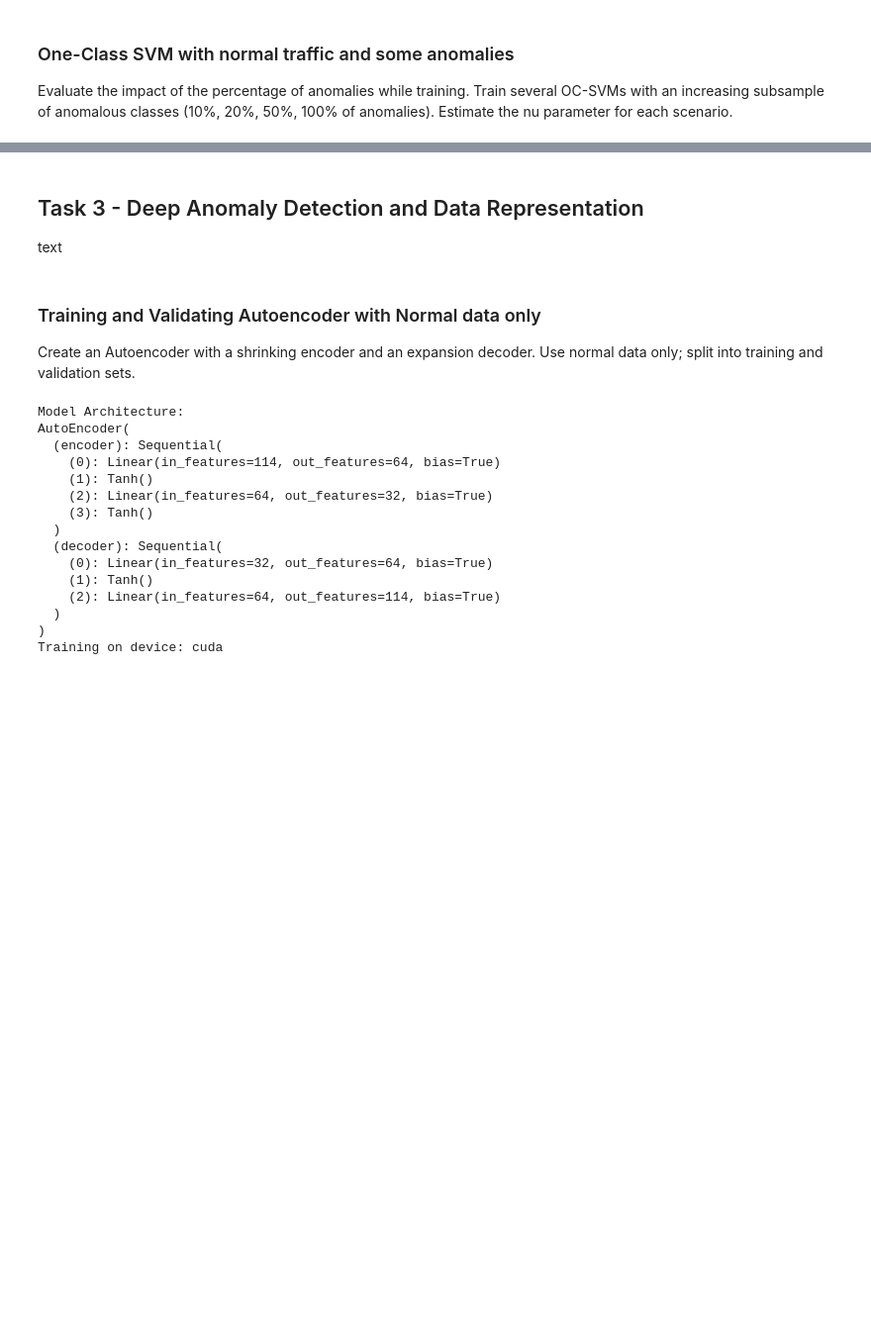
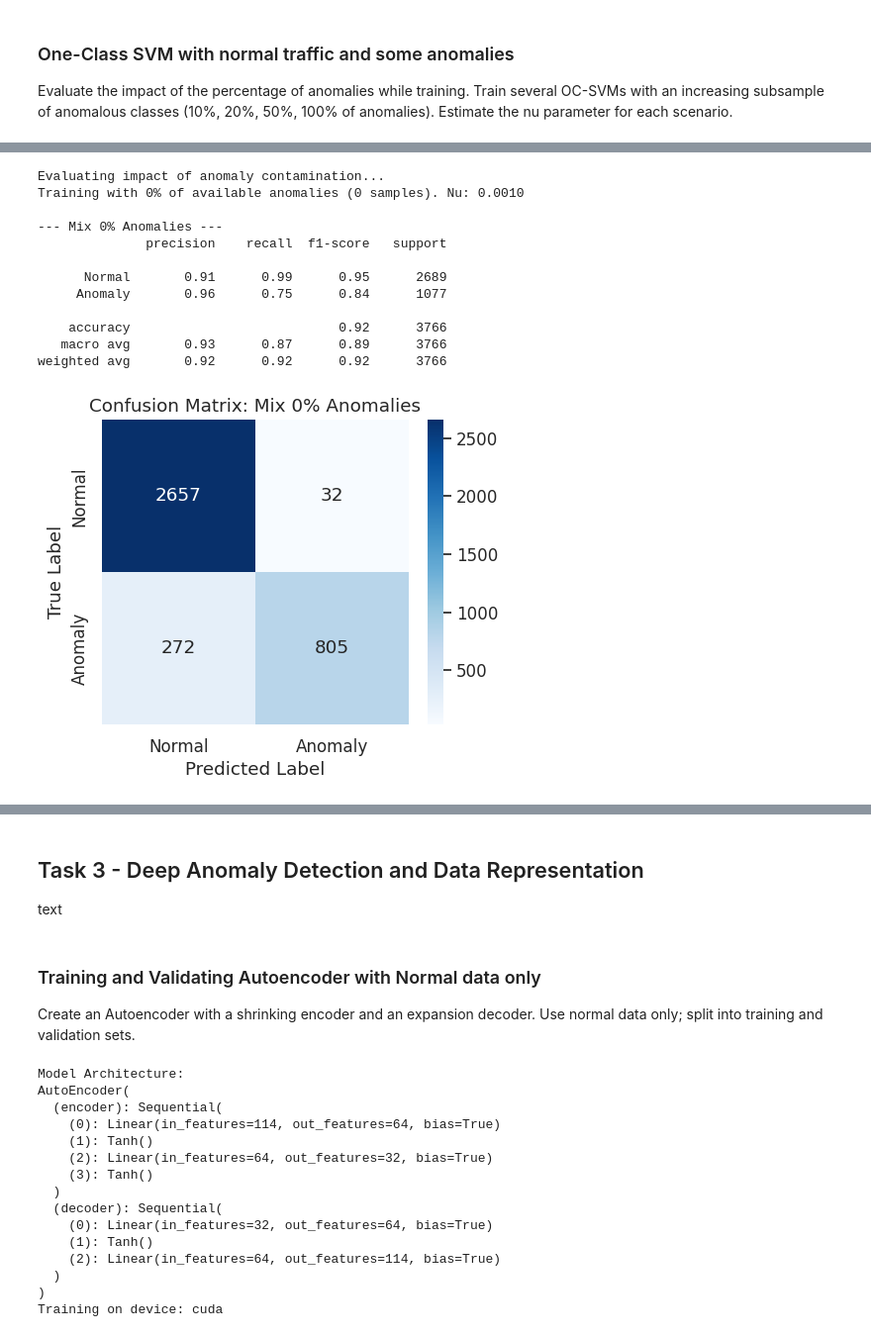
Before and after one commit to AImSecure/Laboratory3, a Jupyter notebook: lab/notebooks/Lab3_Anomaly_Detection.ipynb, the cells around one changed output, grey strips where cells are left out. Shown at 99% size. Cells and saved outputs as stored; diff of their text form; code cells hidden in the pictures; blank space fills up the shorter version.

```diff
--- a/lab/notebooks/Lab3_Anomaly_Detection.ipynb
+++ b/lab/notebooks/Lab3_Anomaly_Detection.ipynb
@@ -879,0 +893,80 @@ weighted avg       0.79      0.79      0.79     13181
+# %%
+# --- Sensitivity Analysis (Anomaly Ratios) ---
+
+# 1. Separate Normal and Anomalous Data
+X_train_normal = X_train[y_train_binary == 0]
+X_train_anom = X_train[y_train_binary == 1]
+
+# Ratios to test (Percentage of total available anomalies to verify)
+anomaly_percentages = [0.0, 0.1, 0.2, 0.5, 1.0]
+f1_scores = []
+
+# Store models for robustness check later
+models_sensitivity = {}
+
+print("Evaluating impact of anomaly contamination...")
+
+for p in anomaly_percentages:
+    # 1. Sample anomalies
+    if p == 0:
+        X_sample_anom = np.empty((0, X_train_normal.shape[1])) # Empty array with same columns
+    else:
+        # Select p% of the available anomalies
+        n_total_anomalies = X_train_anom.shape[0]
+        sample_size = int(n_total_anomalies * p)
+
+        # Ensure sample_size is at least 1 if p > 0 and there are anomalies to sample
+        # If n_total_anomalies is 0, sample_size will be 0, which is fine.
+        if sample_size == 0 and p > 0 and n_total_anomalies > 0:
+            sample_size = 1 # Sample at least one anomaly if supposed to
+
+        if sample_size > 0:
+            # Use np.random.choice to select indices, then select rows
+            np.random.seed(42) # For reproducibility of sampling
+            sampled_indices = np.random.choice(n_total_anomalies, size=sample_size, replace=False)
+            X_sample_anom = X_train_anom[sampled_indices]
+        else:
+            X_sample_anom = np.empty((0, X_train_normal.shape[1]))
+
+    # 2. Prepare Mixed Training Data
+    if X_sample_anom.shape[0] > 0:
+        # Concatenate Normal + Sampled Anomalies
+        X_train_mixed = np.vstack([X_train_normal, X_sample_anom])
+
+        # Calculate nu based on the specific mix contamination
+        current_nu = X_sample_anom.shape[0] / X_train_mixed.shape[0]
+
+        # Bounds check for nu
+        if current_nu <= 0: current_nu = 0.001
+        if current_nu > 1: current_nu = 0.99
+    else:
+        # Pure Normal data
+        X_train_mixed = X_train_normal
+        current_nu = 0.001 # Fallback small nu for pure normal
+
+    print(f"Training with {int(p*100)}% of available anomalies ({X_sample_anom.shape[0]} samples). Nu: {current_nu:.4f}")
+
+    # 3. Train Model
+    ocsvm_mixed = OneClassSVM(kernel='rbf', gamma='scale', nu=current_nu)
+    ocsvm_mixed.fit(X_train_mixed)
+
+    # Store model for later use
+    models_sensitivity[p] = ocsvm_mixed
+
+    # 4. Evaluate on Validation Set
+    _, f1_val = evaluate_model(ocsvm_mixed, X_val, y_val_binary, title=f"Mix {int(p*100)}% Anomalies")
+    f1_scores.append(f1_val)
+# %% [output]
+Evaluating impact of anomaly contamination...
+Training with 0% of available anomalies (0 samples). Nu: 0.0010
+
+--- Mix 0% Anomalies ---
+              precision    recall  f1-score   support
+
+      Normal       0.91      0.99      0.95      2689
+     Anomaly       0.96      0.75      0.84      1077
+
+    accuracy                           0.92      3766
+   macro avg       0.93      0.87      0.89      3766
+weighted avg       0.92      0.92      0.92      3766
+[figure, added]
```
Also changed, not shown: parts of 41 cells of this notebook.
